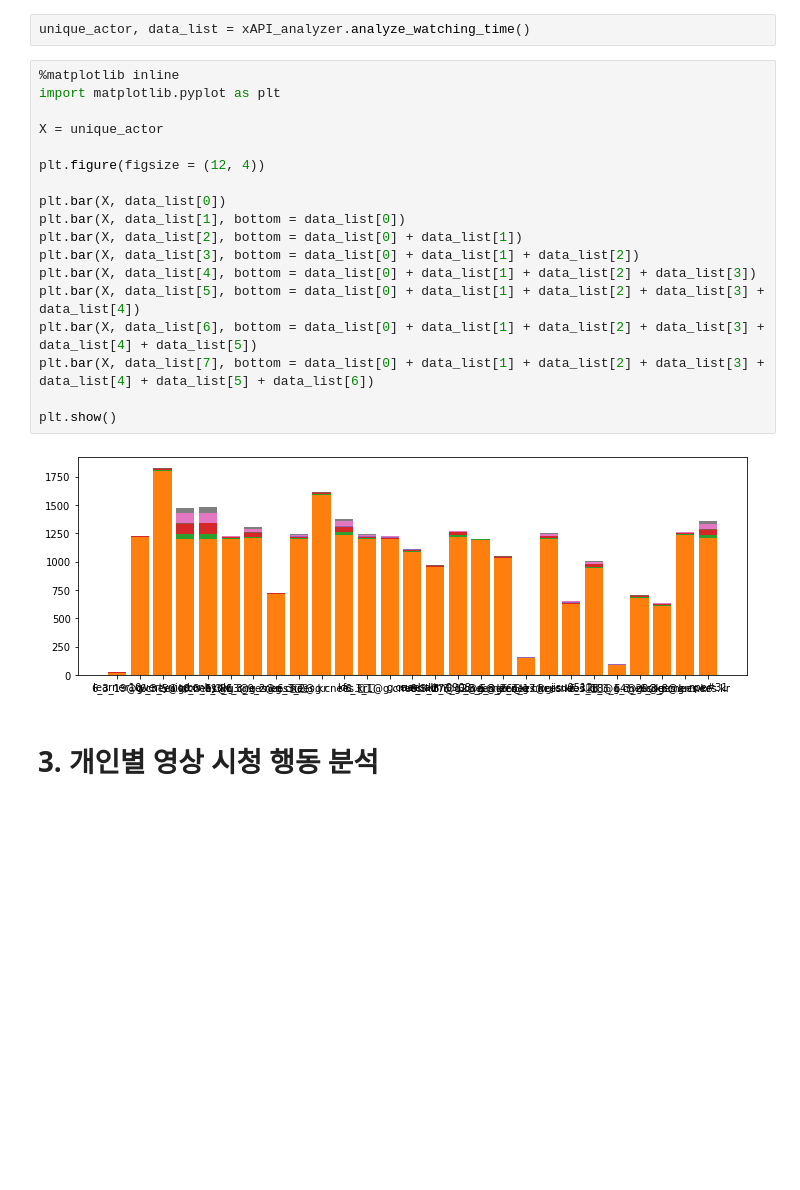
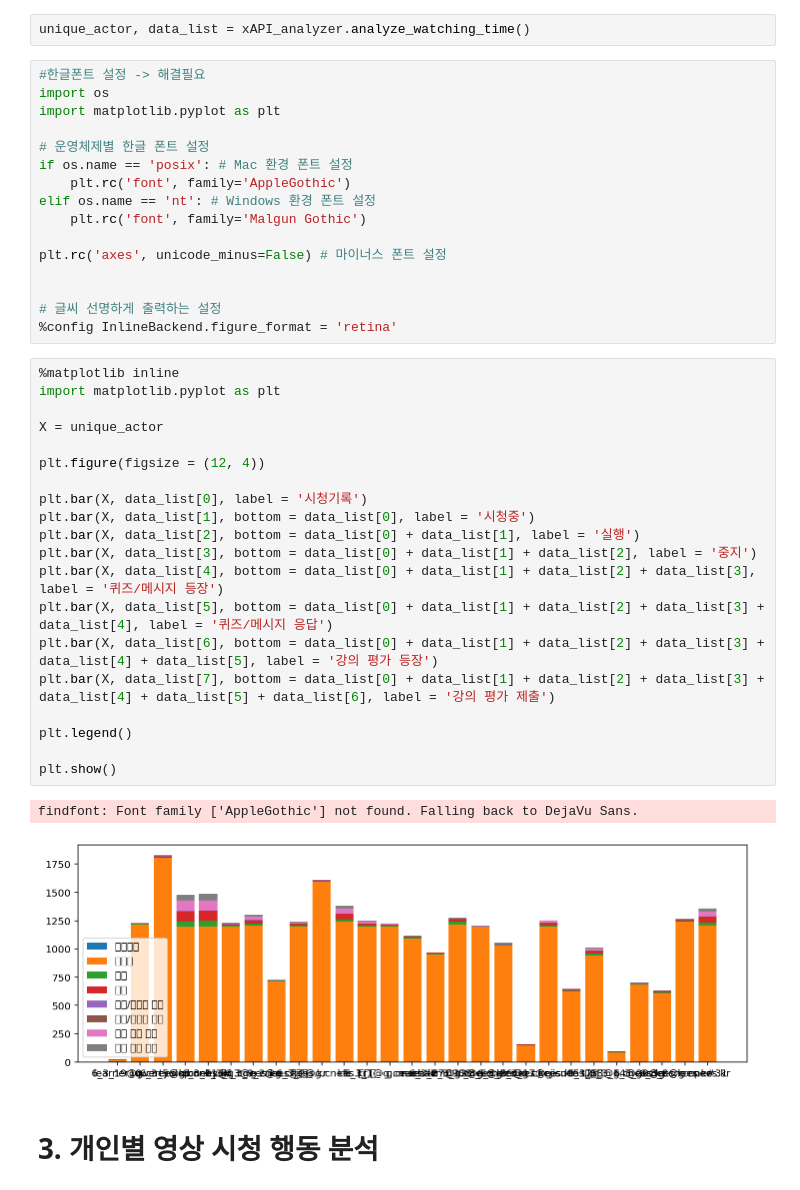
Before and after one commit to codingchild2424/SNURO_xAPI_EDA, a Jupyter notebook: xAPI2.ipynb, the cells around one changed output. Cells and saved outputs as stored; diff of their text form; blank space fills up the shorter version.

```diff
--- a/xAPI2.ipynb
+++ b/xAPI2.ipynb
@@ -46,25 +46,44 @@ plt.show()
 # 2. 시청 행동 분석
 # %%
 unique_actor, data_list = xAPI_analyzer.analyze_watching_time()
+# %%
+#한글폰트 설정 -> 해결필요
+import os
+import matplotlib.pyplot as plt
+
+# 운영체제별 한글 폰트 설정
+if os.name == 'posix': # Mac 환경 폰트 설정
+    plt.rc('font', family='AppleGothic')
+elif os.name == 'nt': # Windows 환경 폰트 설정
+    plt.rc('font', family='Malgun Gothic')
+
+plt.rc('axes', unicode_minus=False) # 마이너스 폰트 설정
+
+
+# 글씨 선명하게 출력하는 설정
+%config InlineBackend.figure_format = 'retina'
 # %%
 %matplotlib inline
 import matplotlib.pyplot as plt
 
 X = unique_actor
 
 plt.figure(figsize = (12, 4))
 
-plt.bar(X, data_list[0])
-plt.bar(X, data_list[1], bottom = data_list[0])
-plt.bar(X, data_list[2], bottom = data_list[0] + data_list[1])
-plt.bar(X, data_list[3], bottom = data_list[0] + data_list[1] + data_list[2])
-plt.bar(X, data_list[4], bottom = data_list[0] + data_list[1] + data_list[2] + data_list[3])
-plt.bar(X, data_list[5], bottom = data_list[0] + data_list[1] + data_list[2] + data_list[3] + data_list[4])
-plt.bar(X, data_list[6], bottom = data_list[0] + data_list[1] + data_list[2] + data_list[3] + data_list[4] + data_list[5])
-plt.bar(X, data_list[7], bottom = data_list[0] + data_list[1] + data_list[2] + data_list[3] + data_list[4] + data_list[5] + data_list[6])
+plt.bar(X, data_list[0], label = '시청기록')
+plt.bar(X, data_list[1], bottom = data_list[0], label = '시청중')
+plt.bar(X, data_list[2], bottom = data_list[0] + data_list[1], label = '실행')
+plt.bar(X, data_list[3], bottom = data_list[0] + data_list[1] + data_list[2], label = '중지')
+plt.bar(X, data_list[4], bottom = data_list[0] + data_list[1] + data_list[2] + data_list[3], label = '퀴즈/메시지 등장')
+plt.bar(X, data_list[5], bottom = data_list[0] + data_list[1] + data_list[2] + data_list[3] + data_list[4], label = '퀴즈/메시지 응답')
+plt.bar(X, data_list[6], bottom = data_list[0] + data_list[1] + data_list[2] + data_list[3] + data_list[4] + data_list[5], label = '강의 평가 등장')
+plt.bar(X, data_list[7], bottom = data_list[0] + data_list[1] + data_list[2] + data_list[3] + data_list[4] + data_list[5] + data_list[6], label = '강의 평가 제출')
+
+plt.legend()
 
 plt.show()
 # %% [output]
+findfont: Font family ['AppleGothic'] not found. Falling back to DejaVu Sans.
-[figure, old version]
+[figure, new version]
 # %% [markdown]
 # 3. 개인별 영상 시청 행동 분석
```
Also changed, not shown: parts of 1 cell of this notebook, 1 other file.
